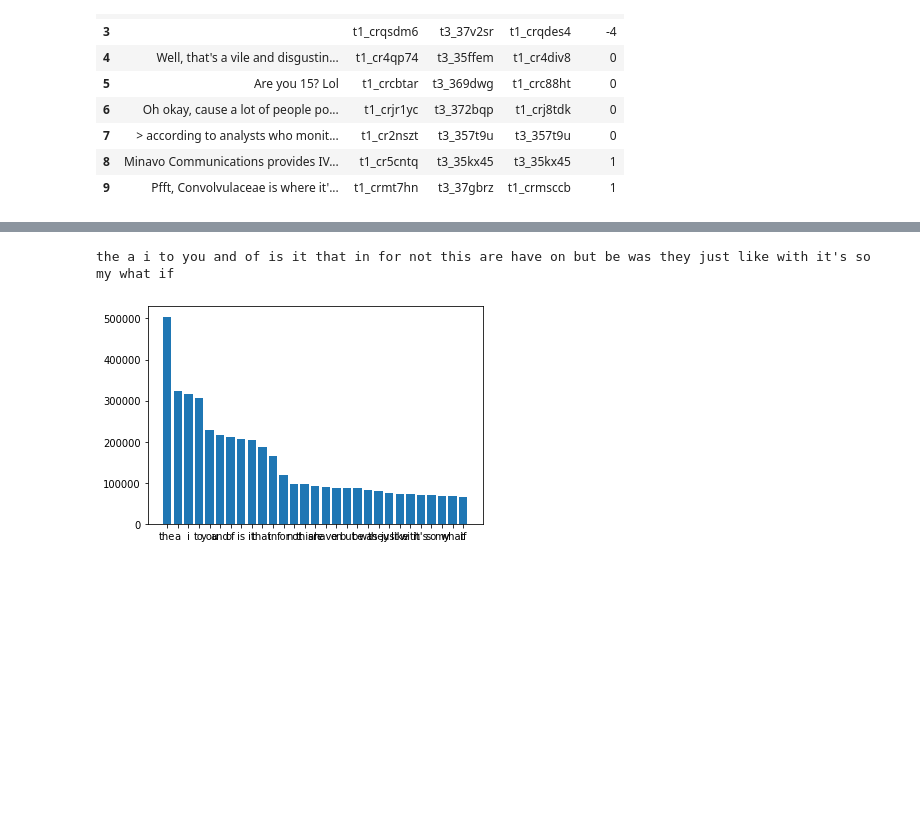
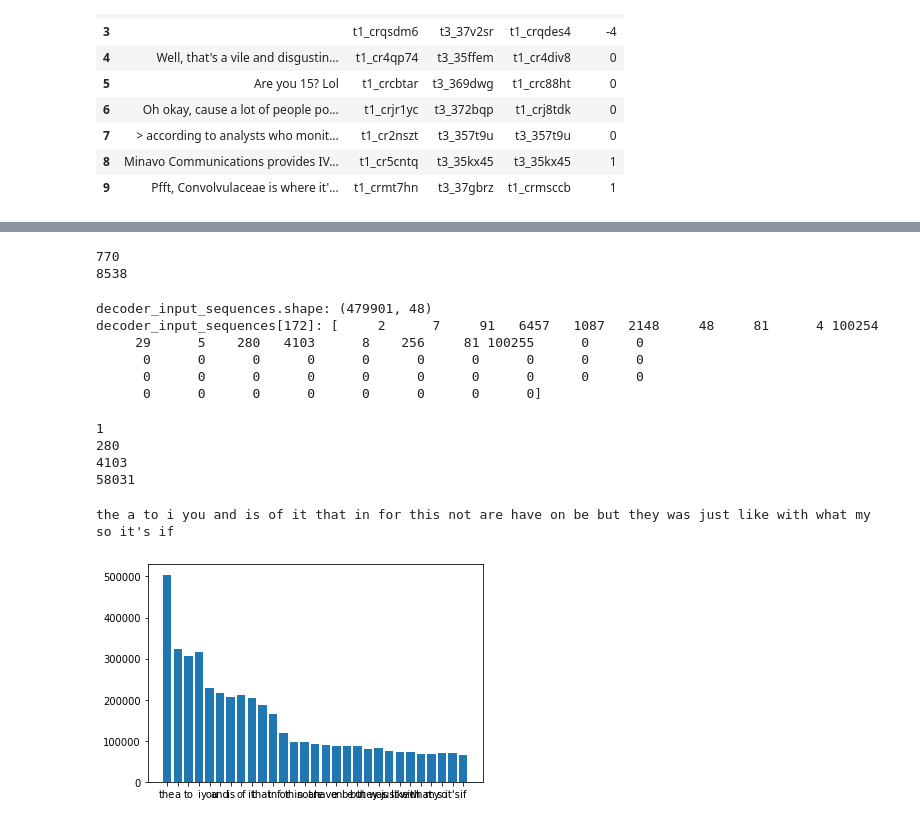
Before and after one commit to dKenez/VITMAV45_project, a Jupyter notebook: main.ipynb, the cells around one changed output, grey strips where cells are left out. Drawn from its saved outputs; the diff is of its cells as text; code cells hidden in the pictures; blank space fills up the shorter version.

```diff
--- a/main.ipynb
+++ b/main.ipynb
@@ -115,0 +136,10 @@ Total words:  119632
+# %%
+input_tokenizer = Tokenizer()
+input_tokenizer.fit_on_texts(xy_data_df['input'])
+input_integer_seq = input_tokenizer.texts_to_sequences(xy_data_df['input'])
+
+word2idx_inputs = input_tokenizer.word_index
+print('Total unique words in the input: %s' % len(word2idx_inputs))
+
+max_input_len = max(len(sen) for sen in input_integer_seq)
+print("Length of longest sentence in input: %g" % max_input_len)
@@ -116,10 +176,37 @@ Total words:  119632
+# %%
+print(word2idx_inputs["character"])
+print(word2idx_inputs["skins"])
+# %% [output]
+770
+8538
+# %%
+decoder_input_sequences = pad_sequences(output_input_integer_seq, maxlen=max_out_len, padding='post')
+print("decoder_input_sequences.shape:", decoder_input_sequences.shape)
+print("decoder_input_sequences[172]:", decoder_input_sequences[172])
+# %% [output]
+decoder_input_sequences.shape: (479901, 48)
+decoder_input_sequences[172]: [     2      7     91   6457   1087   2148     48     81      4 100254
+     29      5    280   4103      8    256     81 100255      0      0
+      0      0      0      0      0      0      0      0      0      0
+      0      0      0      0      0      0      0      0      0      0
+      0      0      0      0      0      0      0      0]
+# %%
+print(word2idx_outputs["<eos>"])
+print(word2idx_outputs["remember"])
+print(word2idx_outputs["correctly"])
+print(word2idx_outputs["invisibility"])
+# %% [output]
+1
+280
+4103
+58031
 # %%
-subset_dict = {str(value): 0 for key, value in tokenizer.word_index.items()}
+subset_dict = {str(value): 0 for key, value in input_tokenizer.word_index.items()}
 
 input_sequences = []
 for line in xy_data_df.iterrows():
     # Convert our headline into a sequence of tokens
-    token_list = tokenizer.texts_to_sequences([line[1][0]])[0]
+    token_list = input_tokenizer.texts_to_sequences([line[1][0]])[0]
 
     for token in token_list:
         subset_dict[str(token)] += 1
@@ -129,7 +216,7 @@ for line in xy_data_df.iterrows():
     # print(tokenizer.sequences_to_texts([token_list]))
     # print()
 
-    token_list = tokenizer.texts_to_sequences([line[1][1]])[0]
+    token_list = input_tokenizer.texts_to_sequences([line[1][1]])[0]
 
     # print('response')
     # print(token_list)
@@ -141,14 +228,14 @@ for line in xy_data_df.iterrows():
 # %%
 import matplotlib.pyplot as plt
 list_c = [i for i in range(30)]
-stuff = tokenizer.sequences_to_texts([list_c])[0]
+stuff = input_tokenizer.sequences_to_texts([list_c])[0]
 print(stuff)
 
 x = stuff.split()
 
 
 plt.bar(x, list(subset_dict.values())[:len(x)], align = 'center')
 plt.show()
 # %% [output]
-the a i to you and of is it that in for not this are have on but be was they just like with it's so my what if
+the a to i you and is of it that in for this not are have on be but they was just like with what my so it's if
-[figure, old version]
+[figure, new version]
```
Also changed, not shown: parts of 12 cells of this notebook.
